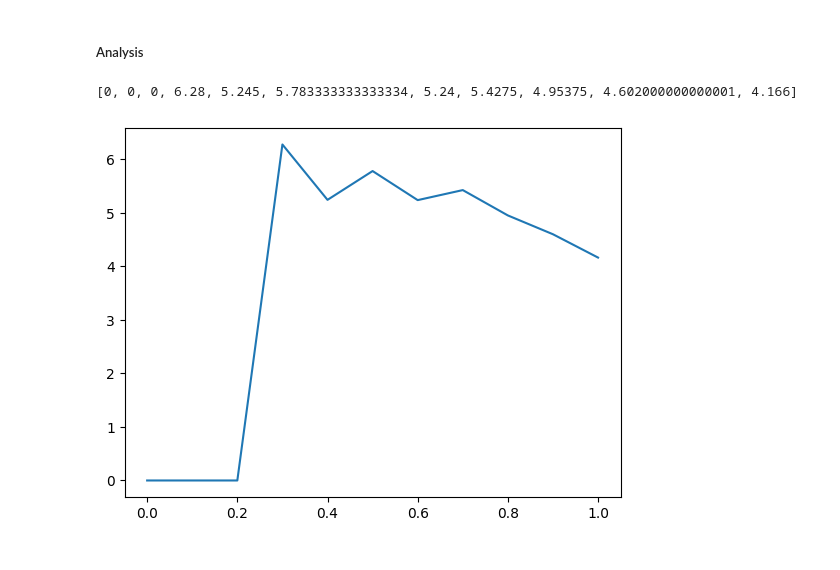
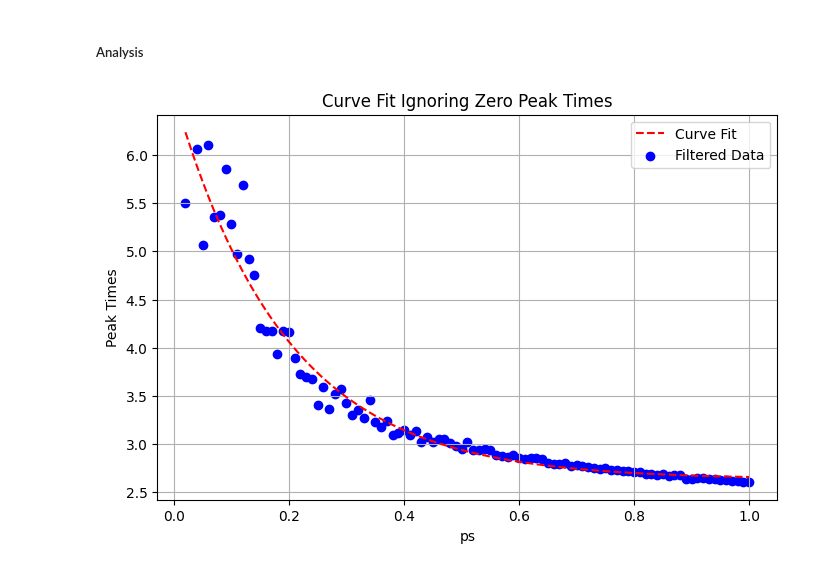
Before and after one commit to ZhuonengBao/Computational-Science-Project, a Jupyter notebook: notebooks/understanding_layered_network.ipynb, the cells around one changed output. Drawn from its saved outputs; the diff is of its cells as text; code cells hidden in the pictures.

Commit message:
Notebook Contain Examples

```diff
--- a/notebooks/understanding_layered_network.ipynb
+++ b/notebooks/understanding_layered_network.ipynb
@@ -133,13 +128,14 @@ print(t)
 # Parameters
 n = 10
 p = 0.5
-ps = np.arange(0, 1.1, 0.1)
+dt = 0.01
+ps = np.arange(0, 1 + dt, dt)
 time = 25
 step = 0.01
 
 
 # Simulation
-N_sim = 2
+N_sim = 20
 peak_times = []
 for pr in ps:
     Network = LayeredNetworkGraph([(n, 0, 'g'), (n, p, 'h')], time, step, inter_prob=pr, verbose=False)
@@ -149,10 +174,33 @@ for pr in ps:
 # %%
-print(peak_times)
-# ts = np.sum(peak_times, axis=1) / N_sim
+import numpy as np
+import matplotlib.pyplot as plt
+from scipy.optimize import curve_fit
 
-plt.figure()
-plt.plot(ps, peak_times)
+# Example: A function to fit (e.g., exponential decay)
+def fit_function(x, a, b, c):
+    return a * np.exp(-b * x) + c
+
+# Filter out peak_times == 0
+valid_indices = np.array(peak_times) != 0  # Create a mask for non-zero values
+filtered_ps = ps[valid_indices]
+filtered_peak_times = np.array(peak_times)[valid_indices]
+
+# Perform curve fitting
+popt, pcov = curve_fit(fit_function, filtered_ps, filtered_peak_times)
+
+# Generate data for plotting the fit
+fit_x = np.linspace(min(filtered_ps), max(filtered_ps), 500)
+fit_y = fit_function(fit_x, *popt)
+
+# Plot the results
+plt.figure(figsize=(8, 5))
+plt.scatter(filtered_ps, filtered_peak_times, label="Filtered Data", color="blue")
+plt.plot(fit_x, fit_y, label="Curve Fit", color="red", linestyle="--")
+plt.xlabel("ps")
+plt.ylabel("Peak Times")
+plt.legend()
+plt.title("Curve Fit Ignoring Zero Peak Times")
+plt.grid()
 plt.show()
 # %% [output]
-[0, 0, 0, 6.28, 5.245, 5.783333333333334, 5.24, 5.4275, 4.95375, 4.602000000000001, 4.166]
-[figure, old version]
+[figure, new version]
```
Also changed, not shown: parts of 7 cells of this notebook, 4 other files.
